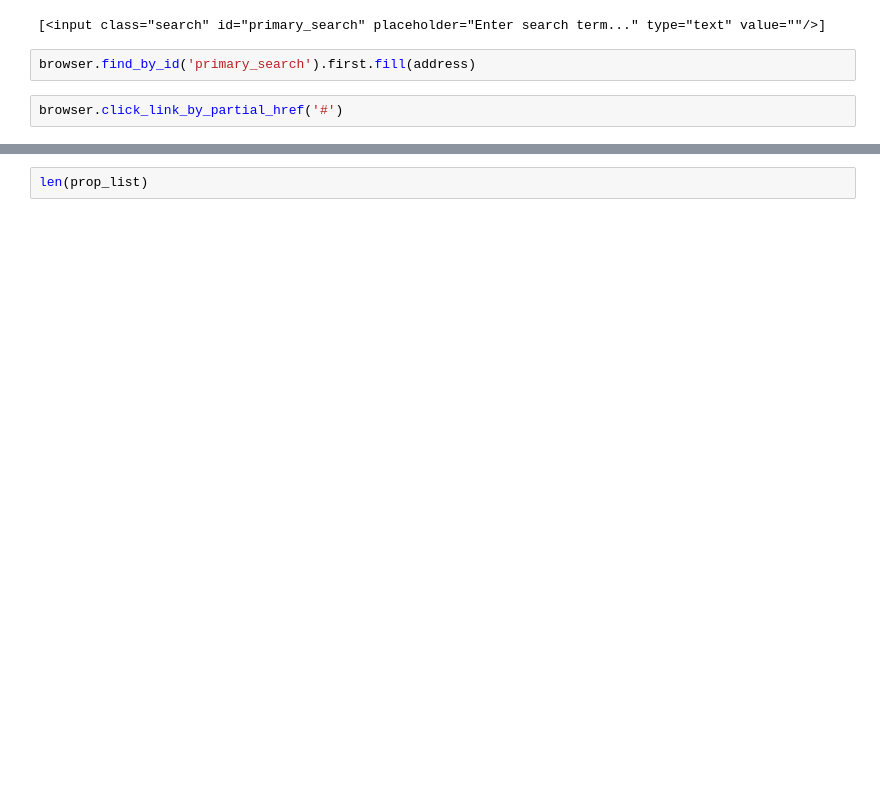
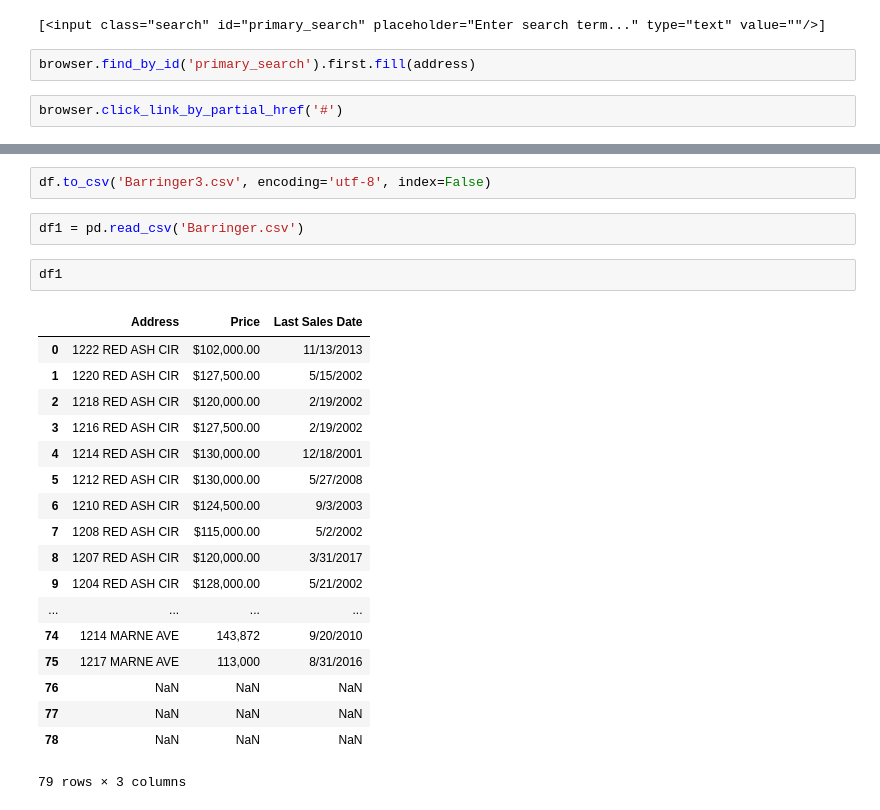
Before and after one commit to LoriHarris/Durham_Tax_Scraper, a Jupyter notebook: Durham_Tax_Scraper.ipynb, the cells around one changed output, grey strips where cells are left out. Saved outputs shown, nothing was run; the diff lists cells and outputs as text; blank space fills up the shorter version.

```diff
--- a/Durham_Tax_Scraper.ipynb
+++ b/Durham_Tax_Scraper.ipynb
@@ -184,2 +198,25 @@ df
-# %%
-len(prop_list)
+# %%
+df.to_csv('Barringer3.csv', encoding='utf-8', index=False)
+# %%
+df1 = pd.read_csv('Barringer.csv')
+# %%
+df1
+# %% [output]
+|  | Address | Price | Last Sales Date |
+| 0 | 1222 RED ASH CIR | $102,000.00 | 11/13/2013 |
+| 1 | 1220 RED ASH CIR | $127,500.00 | 5/15/2002 |
+| 2 | 1218 RED ASH CIR | $120,000.00 | 2/19/2002 |
+| 3 | 1216 RED ASH CIR | $127,500.00 | 2/19/2002 |
+| 4 | 1214 RED ASH CIR | $130,000.00 | 12/18/2001 |
+| 5 | 1212 RED ASH CIR | $130,000.00 | 5/27/2008 |
+| 6 | 1210 RED ASH CIR | $124,500.00 | 9/3/2003 |
+| 7 | 1208 RED ASH CIR | $115,000.00 | 5/2/2002 |
+| 8 | 1207 RED ASH CIR | $120,000.00 | 3/31/2017 |
+| 9 | 1204 RED ASH CIR | $128,000.00 | 5/21/2002 |
+| ... | ... | ... | ... |
+| 74 | 1214 MARNE AVE | 143,872 | 9/20/2010 |
+| 75 | 1217 MARNE AVE | 113,000 | 8/31/2016 |
+| 76 | NaN | NaN | NaN |
+| 77 | NaN | NaN | NaN |
+| 78 | NaN | NaN | NaN |
+79 rows × 3 columns
```
Also changed, not shown: parts of 16 cells of this notebook, 6 other files.
